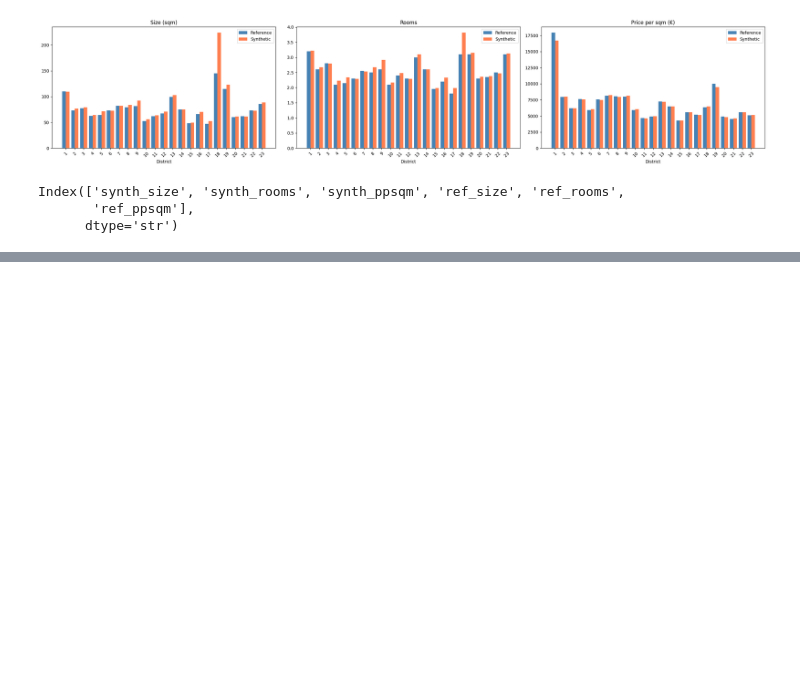
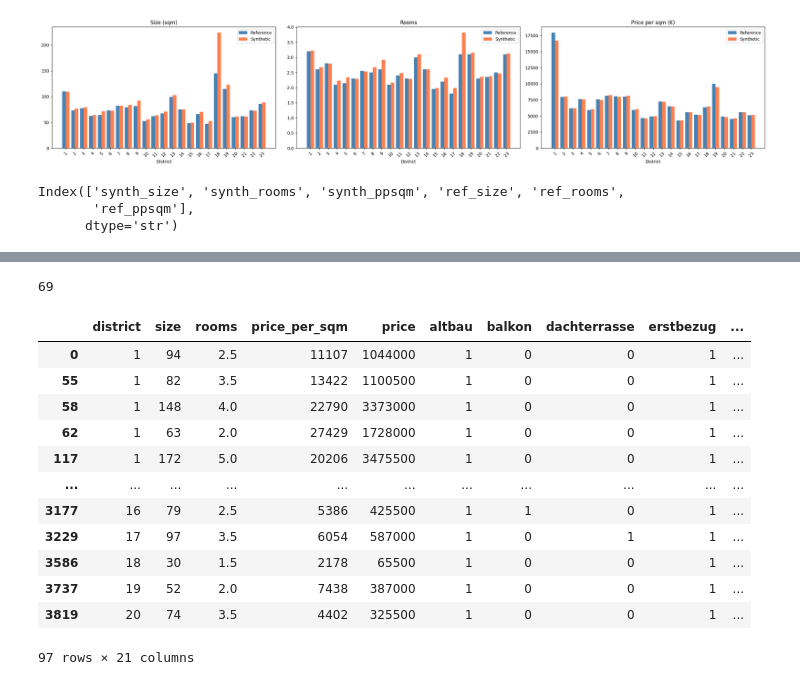
Before and after one commit to isishassan/willhaben_apartmentlisting_anomalies, a Jupyter notebook: syntheticdata.ipynb, the cells around one changed output, grey strips where cells are left out. Cells and saved outputs as stored; diff of their text form; code cells hidden in the pictures; blank space fills up the shorter version.

Commit message:
add synthetic data generator with anomaly injection

```diff
--- a/syntheticdata.ipynb
+++ b/syntheticdata.ipynb
@@ -482,0 +521,58 @@ Index(['synth_size', 'synth_rooms', 'synth_ppsqm', 'ref_size', 'ref_rooms',
+# %%
+#luxury features at low price points
+
+luxury_features = ('balkon','klimaanlage','erstbezug','terrasse','dachterrasse','hohe_raeume')
+# %%
+lowest_ppsqm = df_synthetic.groupby('district')['price_per_sqm'].quantile(0.1)
+n_anomalies = int(len(df_synthetic) * 0.015)
+low_price_mask = df_synthetic.apply(
+    lambda row: row['price_per_sqm'] <= lowest_ppsqm[row['district']], axis=1
+)
+anomaly_idx = df_synthetic[low_price_mask & (df_synthetic['anomaly_type'] == '')].sample(n=n_anomalies, random_state=44).index
+
+for idx in anomaly_idx:
+    district = df_synthetic.loc[idx, 'district']
+    missing = [f for f in luxury_features if df_synthetic.loc[idx, f] == 0]
+
+    to_add = list(np.random.choice(missing, size=min(2, len(missing)), replace=False))
+
+    for f in to_add:
+        df_synthetic.loc[idx,f] = 1
+
+    current = df_synthetic.loc[idx, 'anomaly_type']
+    df_synthetic.loc[idx, 'anomaly_type'] = 'luxury_features' if current == '' else current + ',luxury_features'
+# %%
+df_synthetic[df_synthetic['anomaly_type'].str.contains('luxury_features')].shape[0]
+# %% [output]
+69
+# %%
+# erstbezug + low_price
+
+n_anomalies = int(len(df_synthetic) * 0.015)
+bottom_ppsqm = df_synthetic.groupby('district')['price_per_sqm'].quantile(0.25)
+bottom_price_mask = df_synthetic.apply(
+    lambda row: row['price_per_sqm'] <= bottom_ppsqm[row['district']], axis=1
+)
+anomaly_idx = df_synthetic[bottom_price_mask & (df_synthetic['anomaly_type'] == '')].sample(n=n_anomalies, random_state=45).index
+
+for idx in anomaly_idx:
+    df_synthetic.loc[idx, 'erstbezug'] = 1
+    current = df_synthetic.loc[idx, 'anomaly_type']
+    df_synthetic.loc[idx, 'anomaly_type'] = 'low_price_erstbezug' if current == '' else current + ',low_price_erstbezug'
+# %%
+#erstbezug + altbau
+df_synthetic[(df_synthetic['altbau'] == 1) & (df_synthetic['erstbezug'] == 1)]
+# %% [output]
+|  | district | size | rooms | price_per_sqm | price | altbau | balkon | dachterrasse | erstbezug | ... |
+| 0 | 1 | 94 | 2.5 | 11107 | 1044000 | 1 | 0 | 0 | 1 | ... |
+| 55 | 1 | 82 | 3.5 | 13422 | 1100500 | 1 | 0 | 0 | 1 | ... |
+| 58 | 1 | 148 | 4.0 | 22790 | 3373000 | 1 | 0 | 0 | 1 | ... |
+| 62 | 1 | 63 | 2.0 | 27429 | 1728000 | 1 | 0 | 0 | 1 | ... |
+| 117 | 1 | 172 | 5.0 | 20206 | 3475500 | 1 | 0 | 0 | 1 | ... |
+| ... | ... | ... | ... | ... | ... | ... | ... | ... | ... | ... |
+| 3177 | 16 | 79 | 2.5 | 5386 | 425500 | 1 | 1 | 0 | 1 | ... |
+| 3229 | 17 | 97 | 3.5 | 6054 | 587000 | 1 | 0 | 1 | 1 | ... |
+| 3586 | 18 | 30 | 1.5 | 2178 | 65500 | 1 | 0 | 0 | 1 | ... |
+| 3737 | 19 | 52 | 2.0 | 7438 | 387000 | 1 | 0 | 0 | 1 | ... |
+| 3819 | 20 | 74 | 3.5 | 4402 | 325500 | 1 | 0 | 0 | 1 | ... |
+97 rows × 21 columns
```
Also changed, not shown: parts of 21 cells of this notebook, 3 other files.
